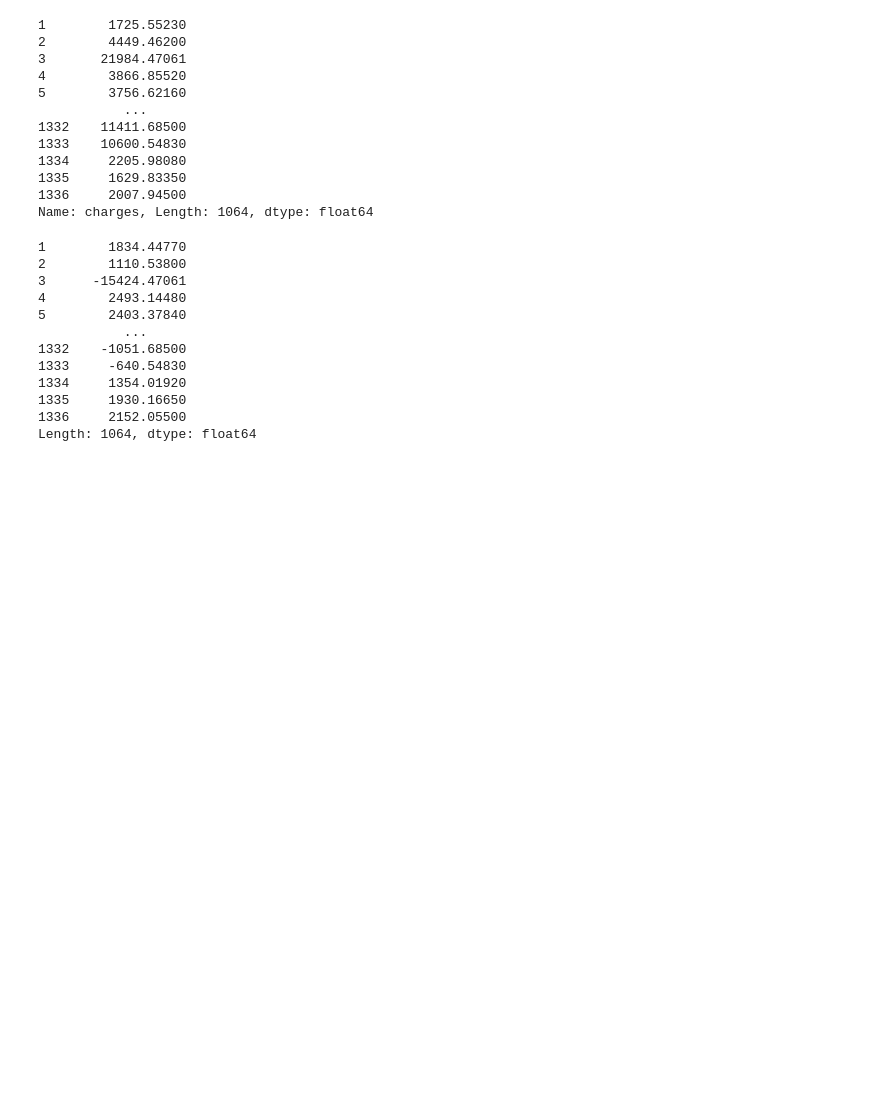
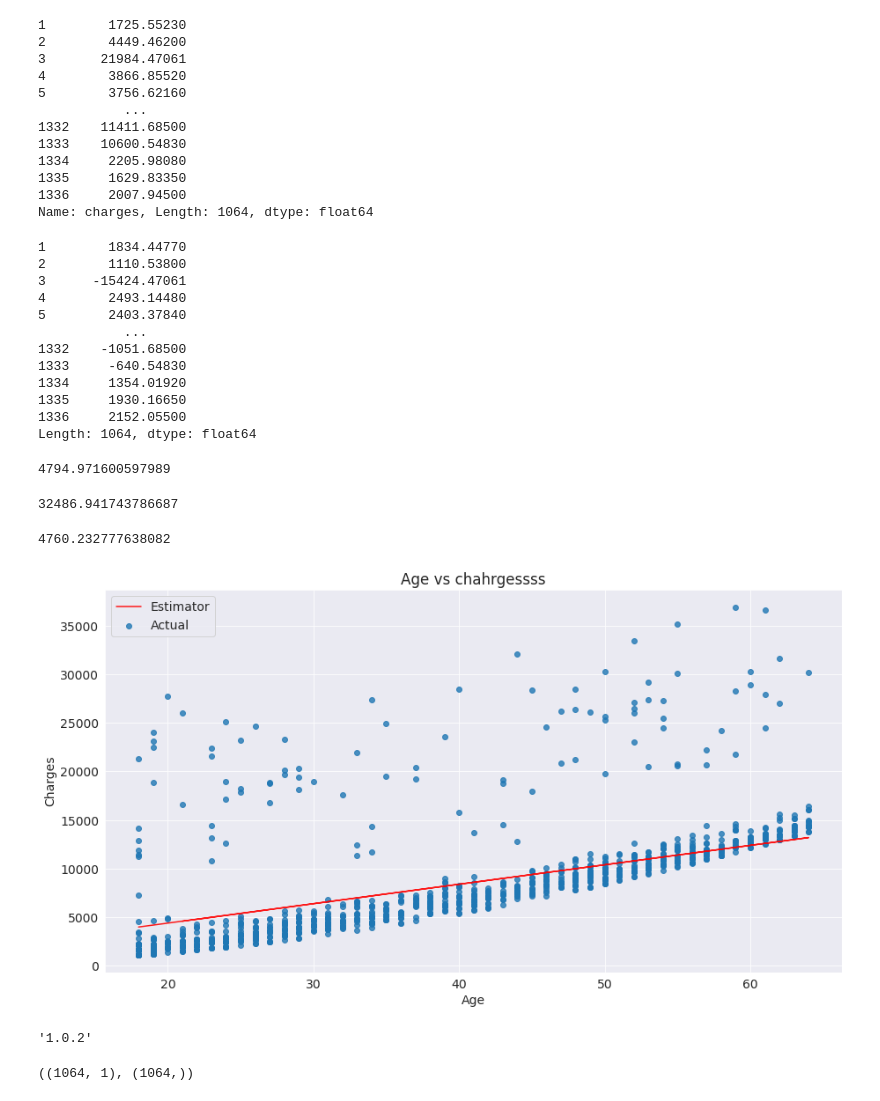
Before and after one commit to imshiv-10/ML-SkLearn, a Jupyter notebook: ML_SkLearn.ipynb, the cells around one changed output. Drawn from its saved outputs; the diff is of its cells as text; code cells hidden in the pictures; blank space fills up the shorter version.

```diff
--- a/ML_SkLearn.ipynb
+++ b/ML_SkLearn.ipynb
@@ -481,0 +487,4 @@ Length: 1064, dtype: float64
+# %%
+loss_function()
+# %% [output]
+4794.971600597989
@@ -481,0 +495,14 @@ Length: 1064, dtype: float64
+# %%
+loss_function()
+# %% [output]
+32486.941743786687
+# %%
+_coefficient , bias = 200, 400
+prediction = estimator_charges(non_smoker_df.age, _coefficient, bias)
+loss_function()
+# %% [output]
+4760.232777638082
+# %%
+try_parameters(200,400)
+# %% [output]
+[figure, added]
@@ -481,0 +511,4 @@ Length: 1064, dtype: float64
+# %%
+skl.__version__
+# %% [output]
+'1.0.2'
@@ -481,0 +519,6 @@ Length: 1064, dtype: float64
+# %%
+inputs = non_smoker_df[['age']]
+targets = non_smoker_df.charges
+inputs.shape, targets.shape
+# %% [output]
+((1064, 1), (1064,))
```
Also changed, not shown: parts of 16 cells of this notebook.
